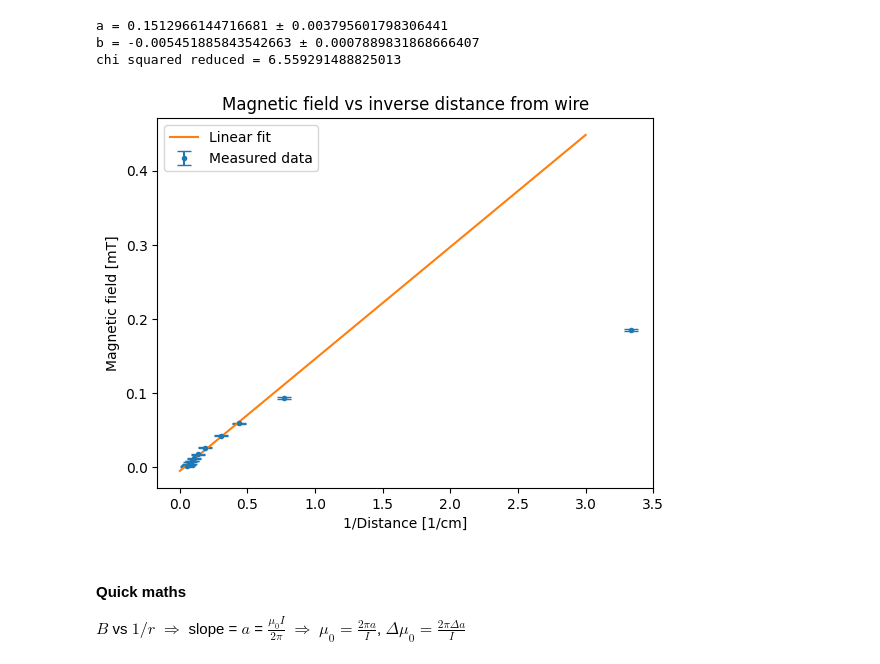
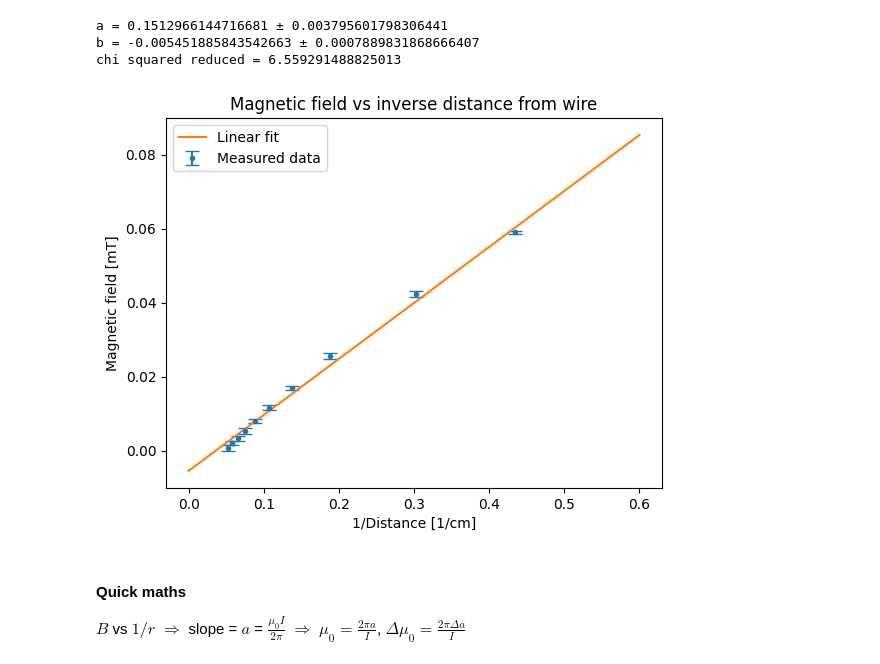
Before and after one commit to MartinOpat/E-M-Exp1, a Jupyter notebook: Experiment2/exp2.ipynb, the cells around one changed output. Cells and saved outputs as stored; diff of their text form; code cells hidden in the pictures.

```diff
--- a/Experiment2/exp2.ipynb
+++ b/Experiment2/exp2.ipynb
@@ -156,21 +160,22 @@ a = 0.1512966144716681 ± 0.003795601798306441
 b = -0.005451885843542663 ± 0.0007889831868666407
 chi squared reduced = 6.559291488825013
 # %%
-x = np.linspace(0, 3, 500)  # [1/cm]
+x = np.linspace(0, 0.6, 500)  # [1/cm]
 y = fit_func(x, a, b)  # [mT]
 # %%
-# Note, the two most-right point seems to be an outlier, so we will exclude it from the fit
+# Note, the two most-right points (the closest ones) seems to be outliers, so we will exclude them from the graph + fit
+# Error in x-axis is 1 mm, thus not plotted cause completely negligible => mention in discussion
 
-plt.errorbar(1/db['r [cm]'], db['B av.  [mT]'], yerr=db['B err. [mT]'], fmt='.', capsize=5, label='Measured data')
+plt.errorbar((1/db['r [cm]'])[2:], db['B av.  [mT]'][2:], yerr=db['B err. [mT]'][2:], fmt='.', capsize=5, label='Measured data')
 plt.plot(x, y, label='Linear fit')
 
 plt.legend()
 plt.xlabel('1/Distance [1/cm]')
 plt.ylabel('Magnetic field [mT]')
 plt.title('Magnetic field vs inverse distance from wire')
 plt.show()
 # %% [output]
-[figure, old version]
+[figure, new version]
 # %% [markdown]
 #### Quick maths
 $B$ vs $1/r$ $\Rightarrow$ slope = $a$ = $\frac{\mu_0 I}{2 \pi}$ $\Rightarrow$
```
Also changed, not shown: parts of 10 cells of this notebook, 1 other file.
